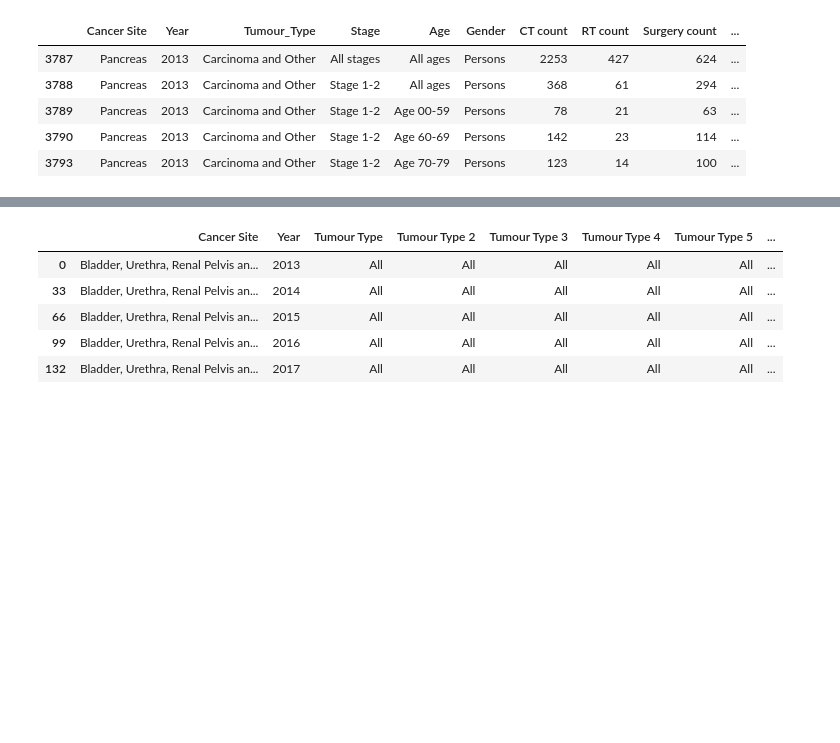
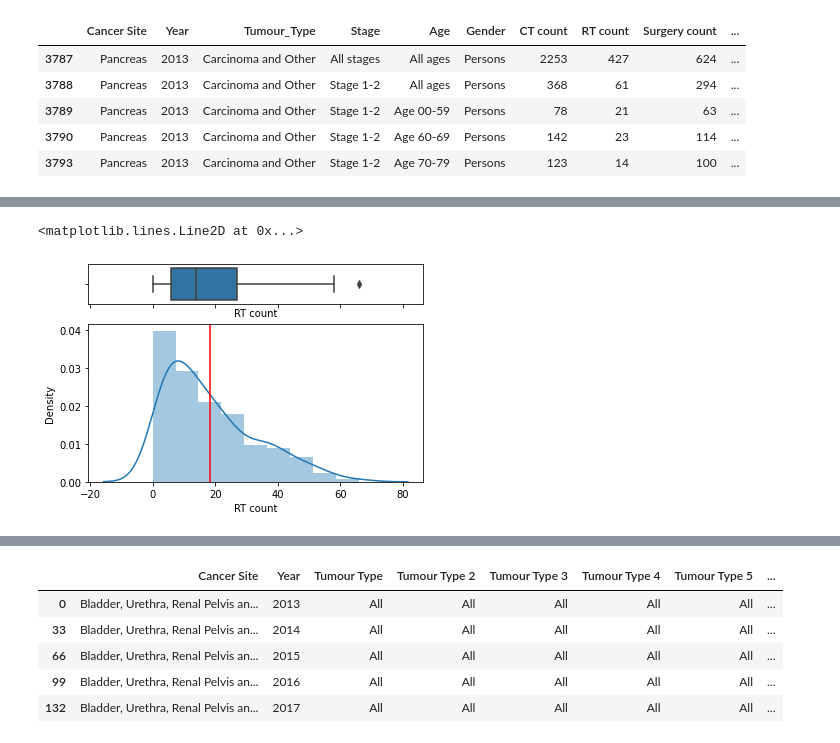
Before and after one commit to afloresg69/Visualitzaci-de-dades, a Jupyter notebook: Pràctica_2_VD.ipynb, the cells around one changed output, grey strips where cells are left out. Saved outputs shown, nothing was run; the diff lists cells and outputs as text; code cells hidden in the pictures; blank space fills up the shorter version.

```diff
--- a/Pràctica_2_VD.ipynb
+++ b/Pràctica_2_VD.ipynb
@@ -89,0 +120,10 @@ df_tra = df_tra.drop(df_tra[df_tra['Age']== 'All ages'].index)
+# %%
+f, ax = plt.subplots(2,
+                     sharex=True,
+                     gridspec_kw={"height_ratios": (.20, .80)})
+sns.boxplot(df_tra['RT count'], ax=ax[0])
+sns.distplot(df_tra['RT count'], ax=ax[1])
+ax[1].axvline(np.mean(df_tra['RT count']), color='red')
+# %% [output]
+<matplotlib.lines.Line2D at 0x...>
+[figure, added]
```
Also changed, not shown: parts of 23 cells of this notebook.
